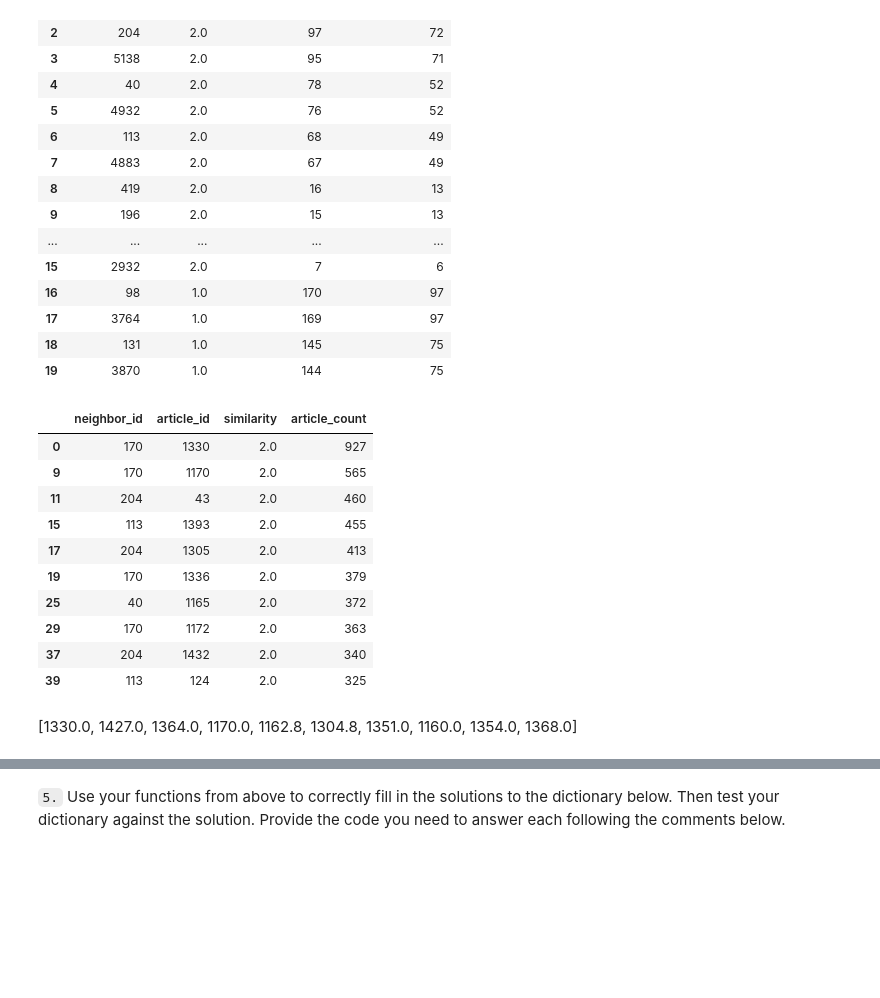
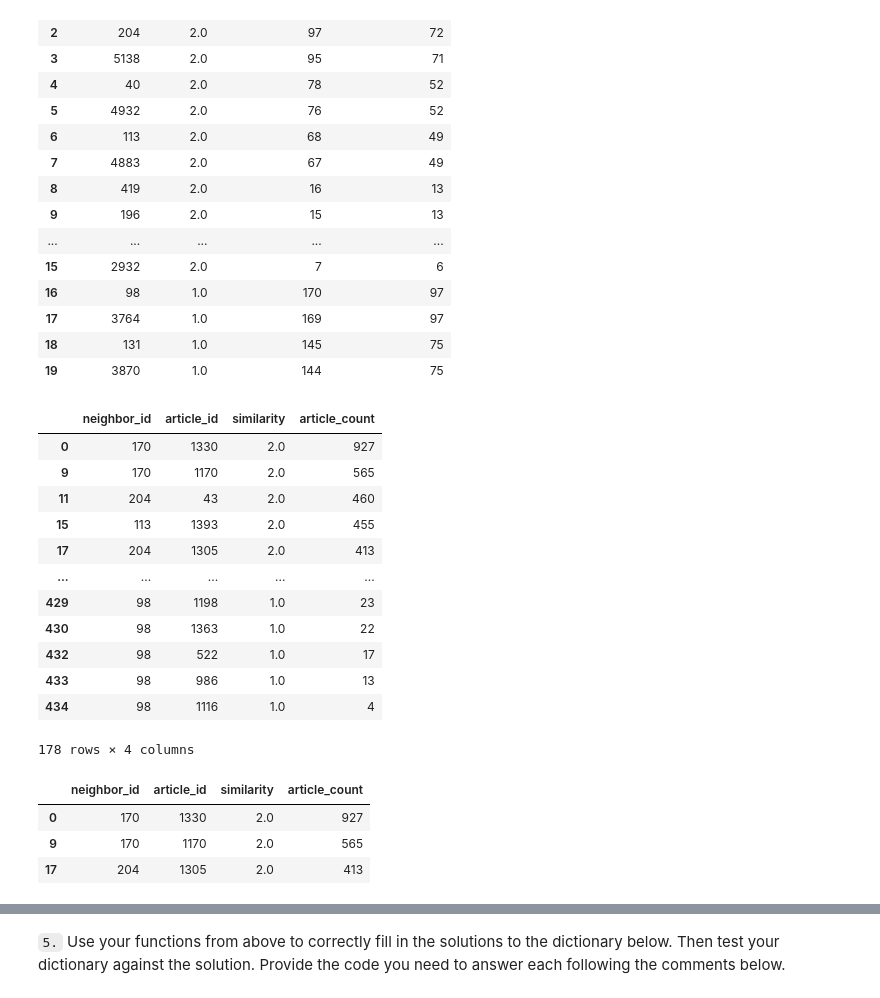
Before and after one commit to adduke/IBM-recommendation-engine, a Jupyter notebook: notebooks/Recommendations_with_IBM.ipynb, the cells around one changed output, grey strips where cells are left out. Drawn from its saved outputs; the diff is of its cells as text; code cells hidden in the pictures; blank space fills up the shorter version.

```diff
--- a/notebooks/Recommendations_with_IBM.ipynb
+++ b/notebooks/Recommendations_with_IBM.ipynb
@@ -54,0 +59,12 @@ df.head()
+# %%
+expected = [1330.0, 1427.0, 1364.0, 1170.0, 1162.8, 1304.8, 1351.0, 1160.0, 1354.0, 1368.0]
+df[df['article_id'].isin(expected)]
+expected_df = []
+for article in expected:
+    expected_df.append({
+            "article_id": article,
+            # Get article count
+            "article_count": df[df['article_id'] == article].shape[0]
+    })
+
+pd.DataFrame(expected_df)
@@ -757,26 +785,34 @@ def user_user_recs_part2(user_id, m=10):
     df_rec.drop_duplicates(subset='article_id', inplace=True)
     #print(df_rec)
     recs = df_rec['article_id'].head(m).tolist()
-
-    recs = [str(float(r)) for r in recs]
     rec_names = get_article_names(recs)
 
     return recs, rec_names, df_rec
-# %%
-user_user_recs_part2(20)[2].head(10)
-# %% [output]
-|  | neighbor_id | article_id | similarity | article_count |
-| 0 | 170 | 1330 | 2.0 | 927 |
-| 9 | 170 | 1170 | 2.0 | 565 |
-| 11 | 204 | 43 | 2.0 | 460 |
-| 15 | 113 | 1393 | 2.0 | 455 |
-| 17 | 204 | 1305 | 2.0 | 413 |
-| 19 | 170 | 1336 | 2.0 | 379 |
-| 25 | 40 | 1165 | 2.0 | 372 |
-| 29 | 170 | 1172 | 2.0 | 363 |
-| 37 | 204 | 1432 | 2.0 | 340 |
-| 39 | 113 | 124 | 2.0 | 325 |
-# %% [markdown]
-[1330.0, 1427.0, 1364.0, 1170.0, 1162.8, 1304.8, 1351.0, 1160.0, 1354.0, 1368.0]
+# %%
+df_recommendations2 = user_user_recs_part2(20)[2]
+df_recommendations2
+# %% [output]
+|  | neighbor_id | article_id | similarity | article_count |
+| 0 | 170 | 1330 | 2.0 | 927 |
+| 9 | 170 | 1170 | 2.0 | 565 |
+| 11 | 204 | 43 | 2.0 | 460 |
+| 15 | 113 | 1393 | 2.0 | 455 |
+| 17 | 204 | 1305 | 2.0 | 413 |
+| ... | ... | ... | ... | ... |
+| 429 | 98 | 1198 | 1.0 | 23 |
+| 430 | 98 | 1363 | 1.0 | 22 |
+| 432 | 98 | 522 | 1.0 | 17 |
+| 433 | 98 | 986 | 1.0 | 13 |
+| 434 | 98 | 1116 | 1.0 | 4 |
+178 rows × 4 columns
+# %%
+expected = [1330.0, 1427.0, 1364.0, 1170.0, 1162.8, 1304.8, 1351.0, 1160.0, 1354.0, 1368.0]
+expected = [np.round(x) for x in expected]
+df_recommendations2[df_recommendations2['article_id'].isin(expected)]
+# %% [output]
+|  | neighbor_id | article_id | similarity | article_count |
+| 0 | 170 | 1330 | 2.0 | 927 |
+| 9 | 170 | 1170 | 2.0 | 565 |
+| 17 | 204 | 1305 | 2.0 | 413 |
 # %%
 # Quick spot check - don't change this code - just use it to test your functions
```
Also changed, not shown: parts of 4 cells of this notebook.
